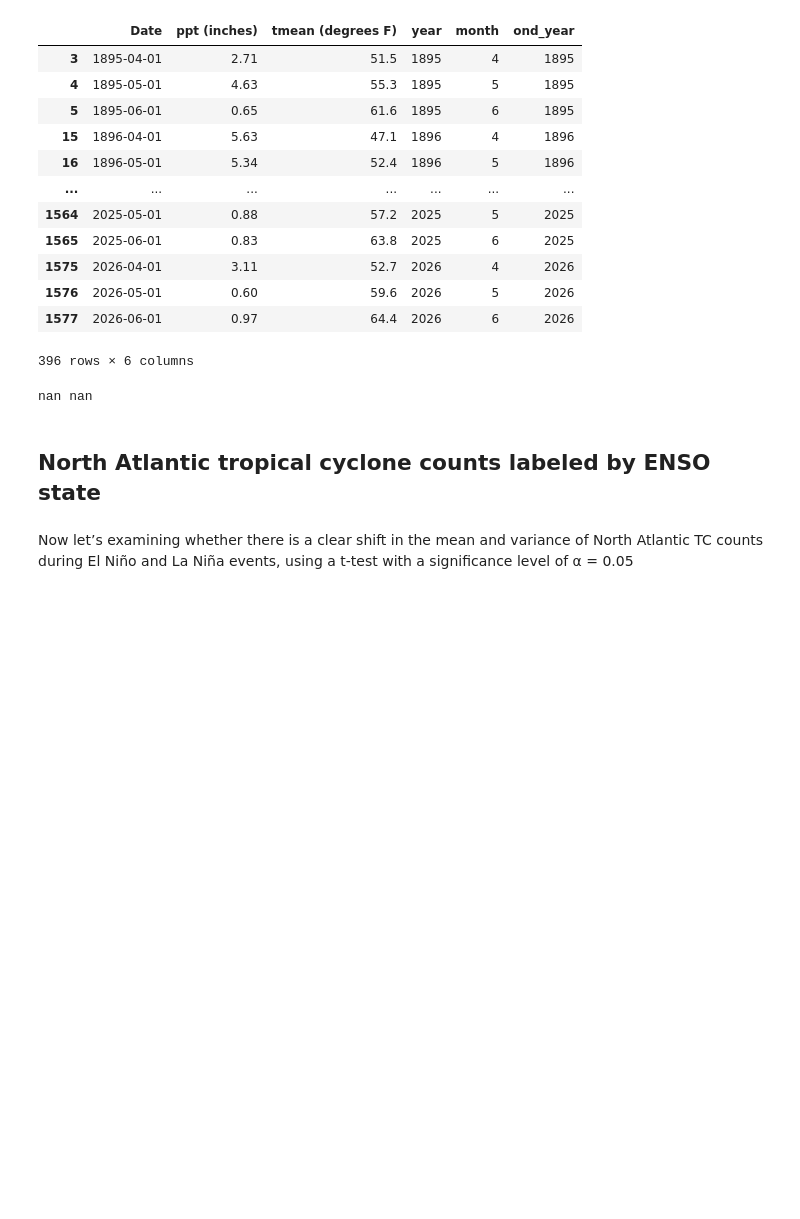
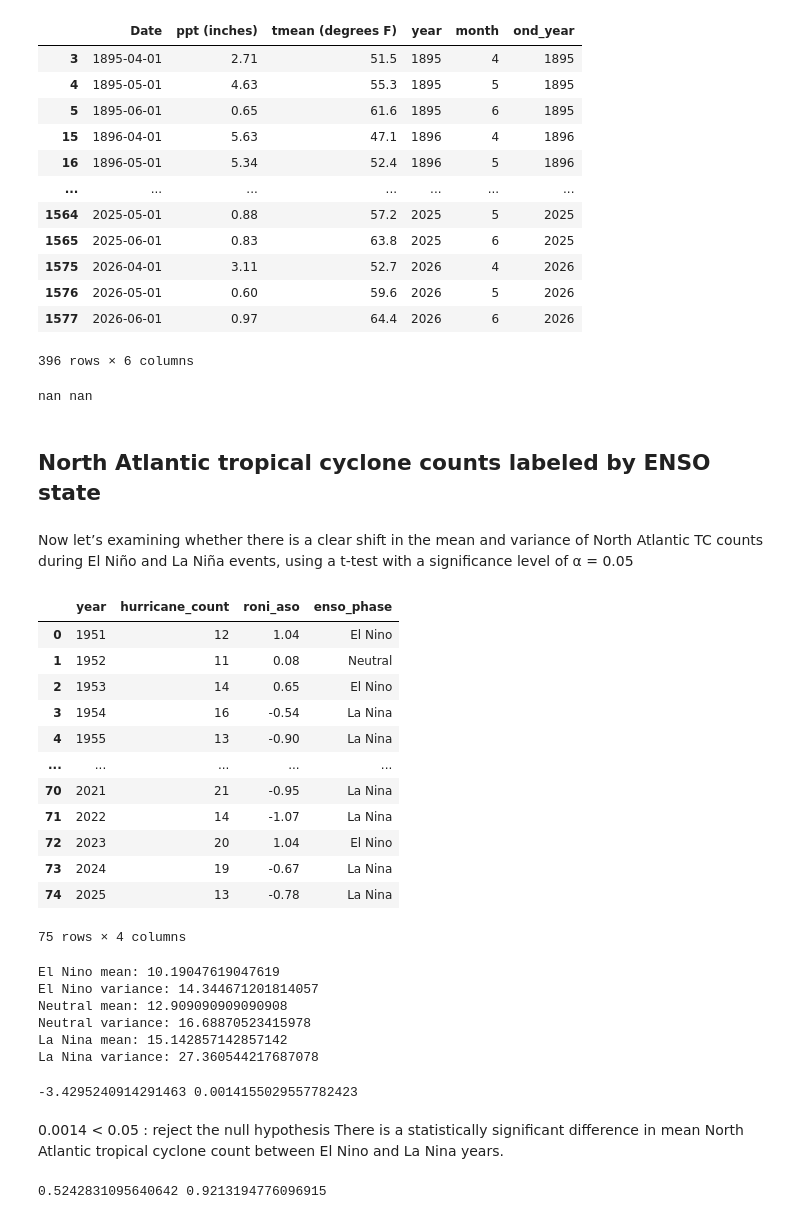
Before and after one commit to ipr2104/Advanced-Quant, a Jupyter notebook: Lecture04_example.ipynb, the cells around one changed output. Cells and saved outputs as stored; diff of their text form; code cells hidden in the pictures; blank space fills up the shorter version.

```diff
--- a/Lecture04_example.ipynb
+++ b/Lecture04_example.ipynb
@@ -243,3 +243,20 @@ nan nan
 Now let’s examining whether there is a clear shift in the mean and variance of North
 Atlantic TC counts during El Niño and La Niña events, using a t-test with a significance
 level of α = 0.05
+# %%
+tc = pd.read_csv("/content/hurricane_counts_by_enso.csv")
+tc
+# %% [output]
+|  | year | hurricane_count | roni_aso | enso_phase |
+| 0 | 1951 | 12 | 1.04 | El Nino |
+| 1 | 1952 | 11 | 0.08 | Neutral |
+| 2 | 1953 | 14 | 0.65 | El Nino |
+| 3 | 1954 | 16 | -0.54 | La Nina |
+| 4 | 1955 | 13 | -0.90 | La Nina |
+| ... | ... | ... | ... | ... |
+| 70 | 2021 | 21 | -0.95 | La Nina |
+| 71 | 2022 | 14 | -1.07 | La Nina |
+| 72 | 2023 | 20 | 1.04 | El Nino |
+| 73 | 2024 | 19 | -0.67 | La Nina |
+| 74 | 2025 | 13 | -0.78 | La Nina |
+75 rows × 4 columns
@@ -245,0 +268,40 @@ level of α = 0.05
+# %%
+## Mean and variance of each group
+print("El Nino mean:", np.mean(el_nino))
+print("El Nino variance:", np.var(el_nino))
+
+print("Neutral mean:", np.mean(neutral))
+print("Neutral variance:", np.var(neutral))
+
+print("La Nina mean:", np.mean(la_nina))
+print("La Nina variance:", np.var(la_nina))
+# %% [output]
+El Nino mean: 10.19047619047619
+El Nino variance: 14.344671201814057
+Neutral mean: 12.909090909090908
+Neutral variance: 16.68870523415978
+La Nina mean: 15.142857142857142
+La Nina variance: 27.360544217687078
+# %%
+## t test: difference in means
+t_stat, p_val = stats.ttest_ind(el_nino, la_nina)
+print(t_stat, p_val)
+# %% [output]
+-3.4295240914291463 0.0014155029557782423
+# %% [markdown]
+0.0014 < 0.05 : reject the null hypothesis
+There is a statistically significant difference in mean North Atlantic tropical cyclone count between El Nino and La Nina years.
+# %%
+## f test: difference in variance
+f_stat = np.var(el_nino) / np.var(la_nina)
+
+# degrees of freedom
+df_el_nino = len(el_nino) - 1
+df_la_nina = len(la_nina) - 1
+
+# p value
+p_val = stats.f.sf(f_stat, df_el_nino, df_la_nina)
+
+print(f_stat, p_val)
+# %% [output]
+0.5242831095640642 0.9213194776096915
```
Also changed, not shown: parts of 5 cells of this notebook.
